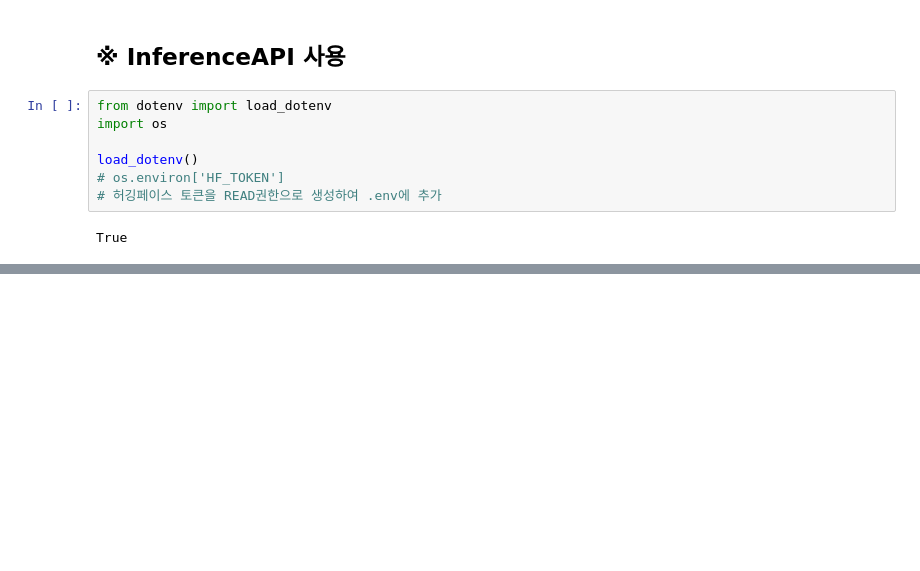
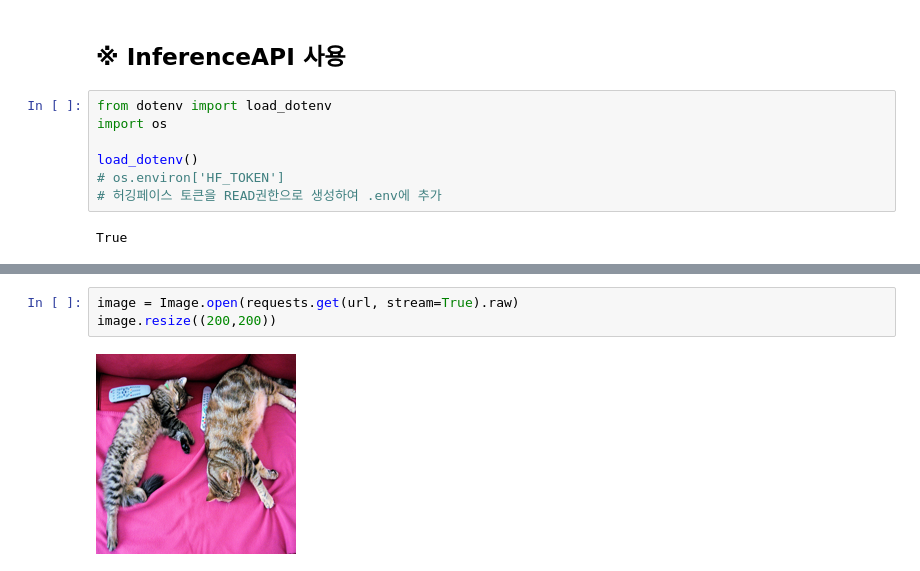
Before and after one commit to Hyo0806/ai, a Jupyter notebook: source/08_LLM/ch1_허깅페이스.ipynb, the cells around one changed output, grey strips where cells are left out. Saved outputs shown, nothing was run; the diff lists cells and outputs as text; blank space fills up the shorter version.

```diff
--- a/source/08_LLM/ch1_허깅페이스.ipynb
+++ b/source/08_LLM/ch1_허깅페이스.ipynb
@@ -267,0 +484,5 @@ True
+# %%
+image = Image.open(requests.get(url, stream=True).raw)
+image.resize((200,200))
+# %% [output]
+[figure, added]
```
Also changed, not shown: parts of 22 cells of this notebook, 4 other files.
